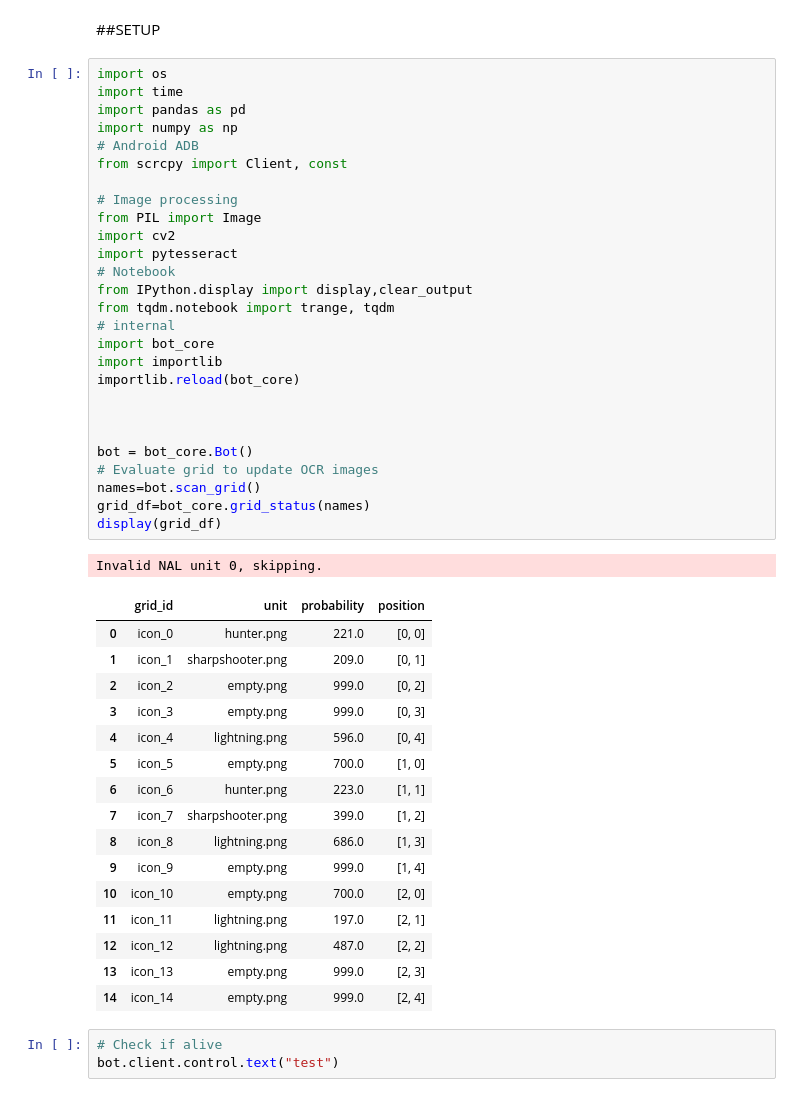
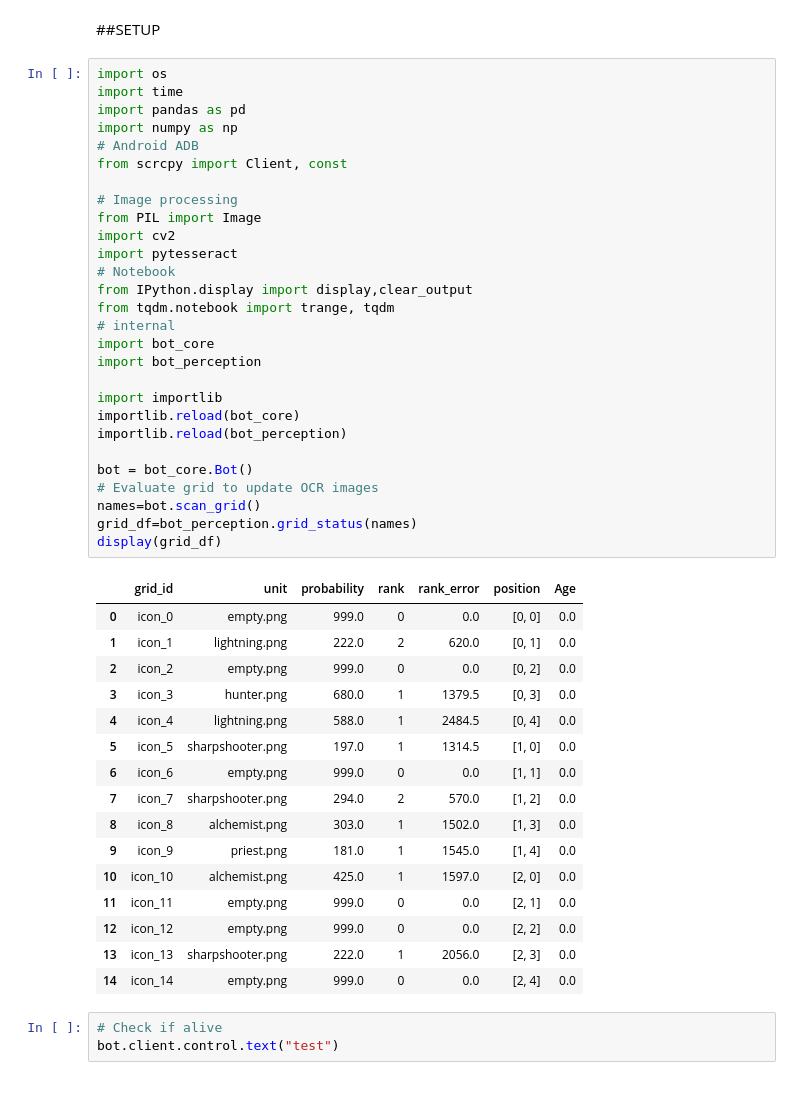
Before and after one commit to AxelBjork/Rush-Royale-Bot, a Jupyter notebook: add icons.ipynb, the cells around one changed output. Saved outputs shown, nothing was run; the diff lists cells and outputs as text.

```diff
--- a/add icons.ipynb
+++ b/add icons.ipynb
@@ -3,48 +3,48 @@
 # %%
 import os
 import time
 import pandas as pd
 import numpy as np
 # Android ADB
 from scrcpy import Client, const
 
 # Image processing
 from PIL import Image
 import cv2
 import pytesseract
 # Notebook
 from IPython.display import display,clear_output
 from tqdm.notebook import trange, tqdm
 # internal
 import bot_core
+import bot_perception
+
 import importlib
 importlib.reload(bot_core)
-
-
+importlib.reload(bot_perception)
 
 bot = bot_core.Bot()
 # Evaluate grid to update OCR images
 names=bot.scan_grid()
-grid_df=bot_core.grid_status(names)
+grid_df=bot_perception.grid_status(names)
 display(grid_df)
 # %% [output]
-Invalid NAL unit 0, skipping.
-|  | grid_id | unit | probability | position |
-| 0 | icon_0 | hunter.png | 221.0 | [0, 0] |
-| 1 | icon_1 | sharpshooter.png | 209.0 | [0, 1] |
-| 2 | icon_2 | empty.png | 999.0 | [0, 2] |
-| 3 | icon_3 | empty.png | 999.0 | [0, 3] |
-| 4 | icon_4 | lightning.png | 596.0 | [0, 4] |
-| 5 | icon_5 | empty.png | 700.0 | [1, 0] |
-| 6 | icon_6 | hunter.png | 223.0 | [1, 1] |
-| 7 | icon_7 | sharpshooter.png | 399.0 | [1, 2] |
-| 8 | icon_8 | lightning.png | 686.0 | [1, 3] |
-| 9 | icon_9 | empty.png | 999.0 | [1, 4] |
-| 10 | icon_10 | empty.png | 700.0 | [2, 0] |
-| 11 | icon_11 | lightning.png | 197.0 | [2, 1] |
-| 12 | icon_12 | lightning.png | 487.0 | [2, 2] |
-| 13 | icon_13 | empty.png | 999.0 | [2, 3] |
-| 14 | icon_14 | empty.png | 999.0 | [2, 4] |
+|  | grid_id | unit | probability | rank | rank_error | position | Age |
+| 0 | icon_0 | empty.png | 999.0 | 0 | 0.0 | [0, 0] | 0.0 |
+| 1 | icon_1 | lightning.png | 222.0 | 2 | 620.0 | [0, 1] | 0.0 |
+| 2 | icon_2 | empty.png | 999.0 | 0 | 0.0 | [0, 2] | 0.0 |
+| 3 | icon_3 | hunter.png | 680.0 | 1 | 1379.5 | [0, 3] | 0.0 |
+| 4 | icon_4 | lightning.png | 588.0 | 1 | 2484.5 | [0, 4] | 0.0 |
+| 5 | icon_5 | sharpshooter.png | 197.0 | 1 | 1314.5 | [1, 0] | 0.0 |
+| 6 | icon_6 | empty.png | 999.0 | 0 | 0.0 | [1, 1] | 0.0 |
+| 7 | icon_7 | sharpshooter.png | 294.0 | 2 | 570.0 | [1, 2] | 0.0 |
+| 8 | icon_8 | alchemist.png | 303.0 | 1 | 1502.0 | [1, 3] | 0.0 |
+| 9 | icon_9 | priest.png | 181.0 | 1 | 1545.0 | [1, 4] | 0.0 |
+| 10 | icon_10 | alchemist.png | 425.0 | 1 | 1597.0 | [2, 0] | 0.0 |
+| 11 | icon_11 | empty.png | 999.0 | 0 | 0.0 | [2, 1] | 0.0 |
+| 12 | icon_12 | empty.png | 999.0 | 0 | 0.0 | [2, 2] | 0.0 |
+| 13 | icon_13 | sharpshooter.png | 222.0 | 1 | 2056.0 | [2, 3] | 0.0 |
+| 14 | icon_14 | empty.png | 999.0 | 0 | 0.0 | [2, 4] | 0.0 |
 # %%
 # Check if alive
 bot.client.control.text("test")
```
Also changed, not shown: parts of 3 cells of this notebook, 58 other files.
